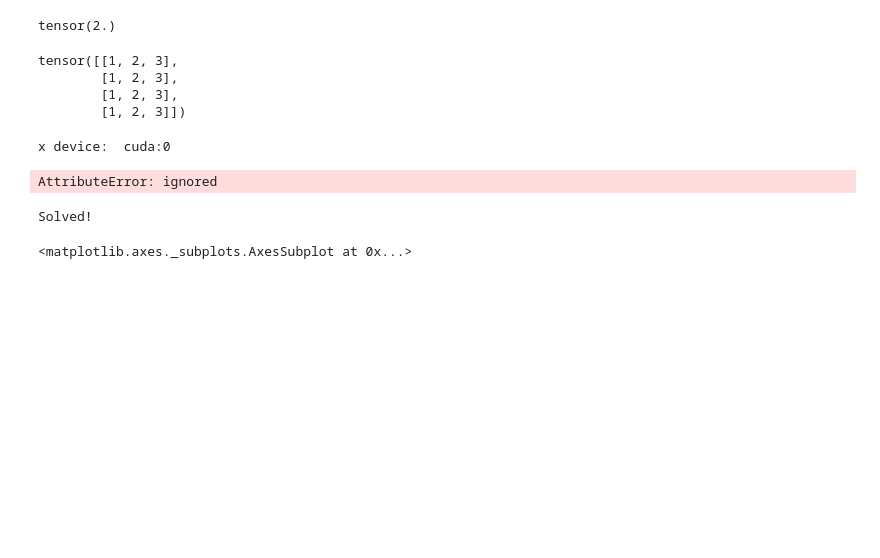
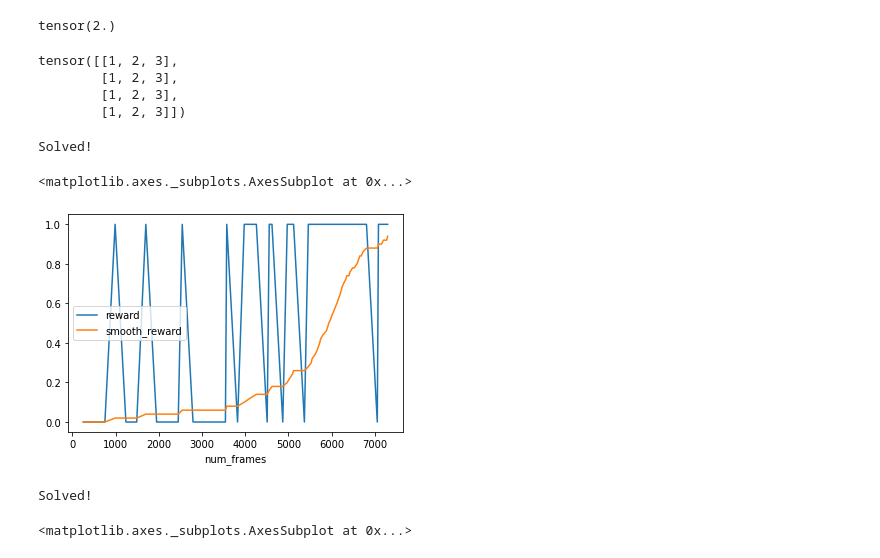
Before and after one commit to LuisCGit/6.484-reinforcement-learning, a Jupyter notebook: uncertainty_aware_baseline.ipynb, the cells around one changed output. Saved outputs shown, nothing was run; the diff lists cells and outputs as text; code cells hidden in the pictures; blank space fills up the shorter version.

```diff
--- a/uncertainty_aware_baseline.ipynb
+++ b/uncertainty_aware_baseline.ipynb
@@ -246,7 +218,9 @@ Sequential(
 
 The following code runs the actor critic model `acmodel` for one episode, and returns a dictionary with all the relevant information from the rollout.  It relies on placeholders below for `compute_advantage_gae` and `compute_discounted_return`: you can ignore these for now, and just evaluate through to the next section.  However, it might be useful to review this code just to make sure you understand what's going on.
 # %%
-def compute_advantage_gae(values, rewards, T, gae_lambda, discount):
+def compute_advantage_gae(values, rewards, T, gae_lambda, discount, uncertainty_aware = True):
+    vars = values.var(dim=1)
+    values = values.mean(dim=1)
     advantages = torch.zeros_like(values)
 
     #### TODO: populate GAE in advantages over T timesteps (10 pts) ############
@@ -257,7 +231,10 @@ def compute_advantage_gae(values, rewards, T, gae_lambda, discount):
         delta = rewards[i] + args.discount * next_value  - values[i]
         advantages[i] = delta + args.discount * args.gae_lambda * next_advantage
     ############################################################################
-
+    #print("OLD ADV: ", advantages)
+    if uncertainty_aware:
+      advantages = advantages * torch.exp(vars * -1)
+    #print("NEW ADV: ", advantages)
     return advantages[:T]
 # %%
 def compute_discounted_return(rewards, discount, device=None):
@@ -290,7 +267,7 @@ def collect_experiences(env, acmodel, args, device=None):
     shape = (MAX_FRAMES_PER_EP, )
 
     actions = torch.zeros(*shape, device=device, dtype=torch.int)
-    values = torch.zeros(*shape, device=device)
+    values = torch.zeros((MAX_FRAMES_PER_EP, acmodel.num_critics), device=device)
     rewards = torch.zeros(*shape, device=device)
     log_probs = torch.zeros(*shape, device=device)
     obss = [None]*MAX_FRAMES_PER_EP
@@ -329,7 +306,6 @@ def collect_experiences(env, acmodel, args, device=None):
             break
 
     discounted_reward = compute_discounted_return(rewards[:T], args.discount, device)
-    print("shape rewards: ", rewards.shape)
     exps = dict(
         obs = preprocess_obss([
             obss[i]
@@ -338,7 +314,7 @@ def collect_experiences(env, acmodel, args, device=None):
         action = actions[:T],
         value  = values[:T],
         reward = rewards[:T],
-        advantage = discounted_reward-values[:T],
+        advantage = discounted_reward-values[:T,:].mean(dim=1),
         log_prob = log_probs[:T],
         discounted_reward = discounted_reward,
         advantage_gae=compute_advantage_gae(values, rewards, T, args.gae_lambda, args.discount)
@@ -423,7 +398,7 @@ def run_experiment(args, parameter_update):
     device = torch.device("cuda" if torch.cuda.is_available() else "cpu")
     env = DoorKeyEnv5x5()
 
-    acmodel = ACModel(env.action_space.n, use_critic=args.use_critic)
+    acmodel = ACModel(env.action_space.n, use_critic=args.use_critic, num_critics = args.num_critics)
     acmodel.to(device)
 
     is_solved = False
@@ -432,27 +407,28 @@ def run_experiment(args, parameter_update):
 
     pd_logs, rewards = [], [0]*SMOOTH_REWARD_WINDOW
     actor_params = itertools.islice(acmodel.parameters(), 5)
-    critics_params = itertools.islice(acmodel.parameters(), 5, 5*(acmodel.num_critics+1), 1)
+    #critics_params = itertools.islice(acmodel.parameters(), 5, 5*(acmodel.num_critics+1), 1)
     optimizer_actor = torch.optim.Adam(actor_params, lr=args.lr)
-    optimizer_critic = torch.optim.Adam(critics_params, lr=args.lr)
+    #optimizer_critic = torch.optim.Adam(critics_params, lr=args.lr)
     num_frames = 0
 
     pbar = tqdm(range(args.max_episodes))
     for update in pbar:
         #exps, logs1 = collect_experiences(env, acmodel, args, device)
-        exp_batch = [collect_experiences(env, acmodel, args, device) for _ in range(16)]
+        exp_batch = [collect_experiences(env, acmodel, args, device) for _ in range(8)]
         for exp, logs in exp_batch:
           #update policy on exp
           logs_actor = parameter_update(optimizer_actor, acmodel, exp, args, target_params = "actor")
-        for b in range(B):
-          boot = np.random.choice(exp_batch, 16, replace = True)
-          boot_D = exp_batch[boot]
+        for b in range(acmodel.num_critics):
+          boot_D = [random.choice(exp_batch) for _ in exp_batch]
           for exp, logs in boot_D:
-            logs_actor = parameter_update(optimizer_critic, acmodel, exp, args, target_params = "critic")
+            critic_params = acmodel.critics[b].parameters()
+            optimizer_critic = torch.optim.Adam(critic_params, lr=args.lr)
+            logs_critic = parameter_update(optimizer_critic, acmodel, exp, args, target_params = "critic")
           #update self.critics[b] on boot
 
 
-        logs = {**logs1, **logs2}
+        logs = {**exp_batch[-1][1], **logs_actor}
 
         num_frames += logs["num_frames"]
 
@@ -736,11 +712,13 @@ tensor([[1, 2, 3],
         [1, 2, 3]])
 # %%
 args = Config(use_critic=True, use_gae=True)
+args.num_critics = 3
 df_ppo = run_experiment(args, update_parameters_ppo)
 
 df_ppo.plot(x='num_frames', y=['reward', 'smooth_reward'])
 # %% [output]
-x device:  cuda:0
+Solved!
-AttributeError: ignored
+<matplotlib.axes._subplots.AxesSubplot at 0x...>
+[figure, added]
 # %%
 args = Config(use_critic=True, use_gae=True)
```
Also changed, not shown: parts of 6 cells of this notebook.
